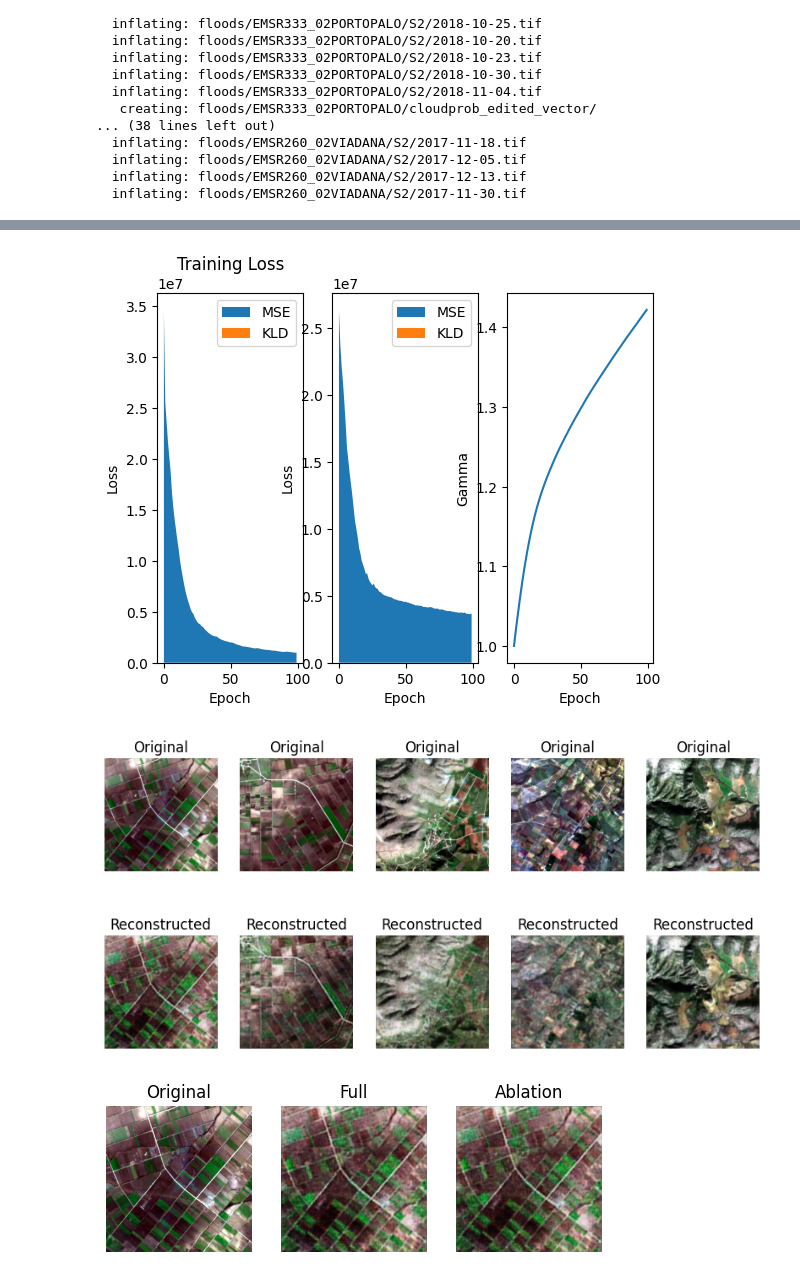
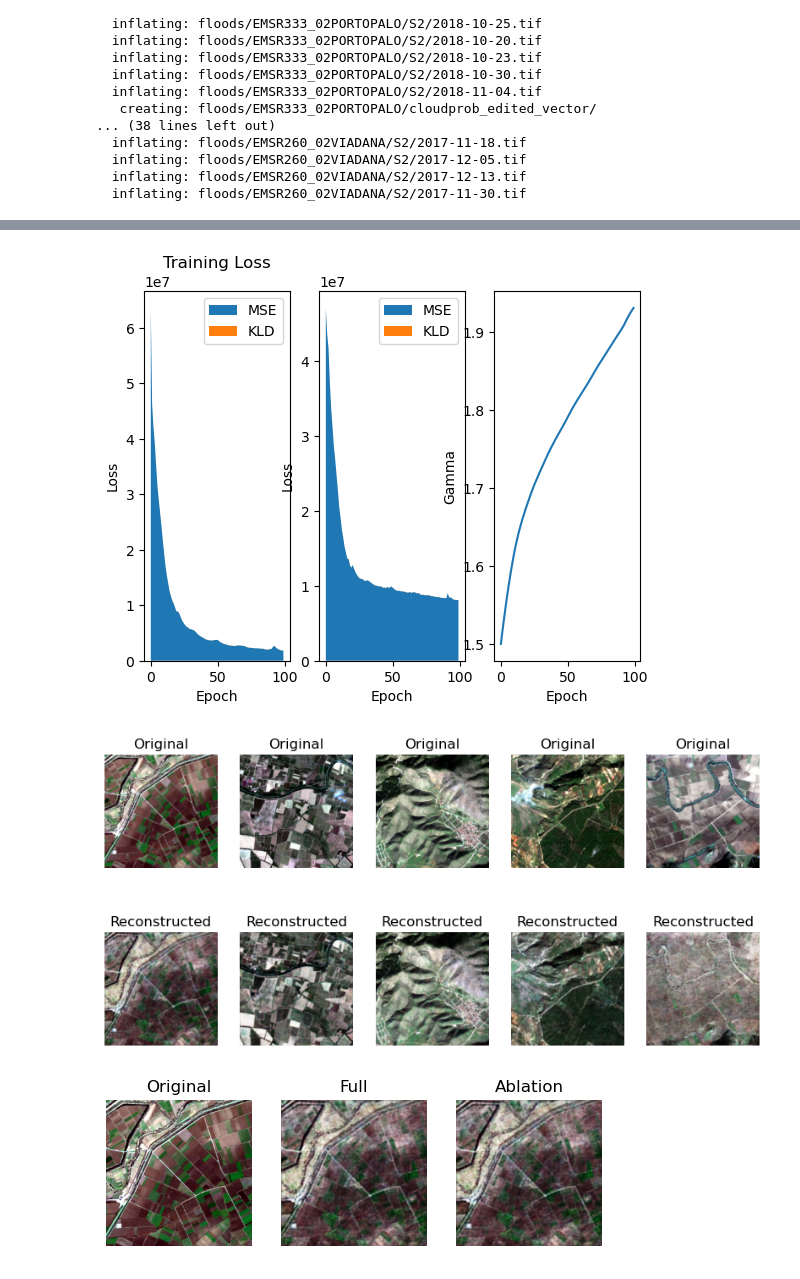
Before and after one commit to Etienne-bdt/Simple-VAE-RS, a Jupyter notebook: VAE_test.ipynb, the cells around one changed output, grey strips where cells are left out. Cells and saved outputs as stored; diff of their text form; code cells hidden in the pictures.

Commit message:
add some path for HPC infra and deps

```diff
--- a/VAE_test.ipynb
+++ b/VAE_test.ipynb
@@ -67,9 +67,9 @@ class FloodDataset(nn.Module):
         self.precompute_patches()
 
     def precompute_patches(self):
-        root = os.listdir("floods")
+        root = os.listdir("/scratch/disc/e.bardet/Simple-VAE-RS/floods")
         for path in root:
-            img_paths = [os.path.join("floods", path, "S2", x) for x in os.listdir(os.path.join("floods", path, "S2")) if x.endswith(".tif")]
+            img_paths = [os.path.join("/scratch/disc/e.bardet/Simple-VAE-RS/floods", path, "S2", x) for x in os.listdir(os.path.join("/scratch/disc/e.bardet/Simple-VAE-RS/floods", path, "S2")) if x.endswith(".tif")]
             for img_path in img_paths:
                 with rasterio.open(img_path) as src:
                     img = src.read()  # Read all bands
@@ -97,8 +99,8 @@ split = 0.8
 train_size = int(split * len(ds))
 val_size = len(ds) - train_size
 train_ds, val_ds = torch.utils.data.random_split(ds, [train_size, val_size])
-train_loader = torch.utils.data.DataLoader(train_ds, batch_size=32, shuffle=True, num_workers=2)
-val_loader = torch.utils.data.DataLoader(val_ds, batch_size=32, shuffle=False, num_workers=2)
+train_loader = torch.utils.data.DataLoader(train_ds, batch_size=32, shuffle=True, num_workers=6)
+val_loader = torch.utils.data.DataLoader(val_ds, batch_size=32, shuffle=False, num_workers=6)
 # %%
 #Test train_loader
 bands = [3,2,1]
@@ -223,10 +225,10 @@ def train(model, train_loader, val_loader, gamma, optimizer, epochs):
 
     return t_mse, t_kld, v_mse, v_kld, gamma_vals
 # %%
-model = VAE(latent_size=1024).to(device)
+model = VAE(latent_size=4096).to(device)
 optimizer = torch.optim.Adam(model.parameters(), lr=1e-3)
-gamma = torch.tensor([1.]).to(device)
+gamma = torch.tensor([1.5]).to(device)
 gamma.requires_grad = True
 optimizer.add_param_group({'params': gamma})
-t_mse, t_kld, v_mse, v_kld, gamma_vals = train(model, train_loader, val_loader, gamma, optimizer, epochs=100)
+t_mse, t_kld, v_mse, v_kld, gamma_vals = train(model, train_loader, val_loader, gamma, optimizer, epochs=200)
 # %% [output]
@@ -278,7 +263,7 @@ plt.xlabel('Epoch')
 plt.ylabel('Gamma')
 plt.show()
 # %% [output]
-[figure, old version]
+[figure, new version]
 # %%
 data = next(iter(val_loader))
 
@@ -301,14 +286,14 @@ for i in range(5):
 
 plt.show()
 # %% [output]
-[figure, old version]
+[figure, new version]
 # %%
 torch.cuda.empty_cache()
 mu, logvar = model.encode(torch.Tensor(data[0:1]).to(device))
 import numpy as np
 mu, logvar = mu.cpu().detach().numpy(), logvar.cpu().detach().numpy()
 # Generate batch without ablation
-z_no_ablation = torch.Tensor(np.random.normal(loc=mu, scale=np.exp(logvar), size=(500,1024))).to(device)
+z_no_ablation = torch.Tensor(np.random.normal(loc=mu, scale=np.exp(logvar), size=(500,4096))).to(device)
 
 recon_no_ablation = model.decode(z_no_ablation)
 recon_no_ablation = recon_no_ablation.cpu().detach().numpy()
@@ -318,34 +303,34 @@ z_no_ablation = z_no_ablation.cpu()
 z_ablation = torch.Tensor(z_no_ablation).clone().to(device)
 del z_no_ablation
 
 # Generate batch with ablation
 z_ablation[:, 64:127] = 0
 z_ablation = z_ablation.to(device)
 recon_ablation = model.decode(z_ablation)
 recon_ablation = recon_ablation.cpu().detach().numpy()
 
 plt.subplot(1,3,1)
 plt.imshow(data[0,bands,:,:].transpose(1, 2, 0))
 plt.title("Original")
 plt.axis('off')
 
 plt.subplot(1,3,2)
 plt.imshow(recon_no_ablation[0,bands,:,:].transpose(1, 2, 0))
 plt.title("Full")
 plt.axis('off')
 
 plt.subplot(1,3,3)
 plt.imshow(recon_ablation[0,bands,:,:].transpose(1, 2, 0))
 plt.title("Ablation")
 plt.axis('off')
 
 plt.show()
 
 
 err_map = np.var(data[0:1] - recon_no_ablation, axis=0)
 err_map = np.mean(err_map, axis=0)
 # %% [output]
-[figure, old version]
+[figure, new version]
 # %%
 plt.subplot(1,3,1)
 plt.imshow(data[0,bands,:,:].transpose(1, 2, 0))
```
Also changed, not shown: parts of 5 cells of this notebook, 1 other file.
